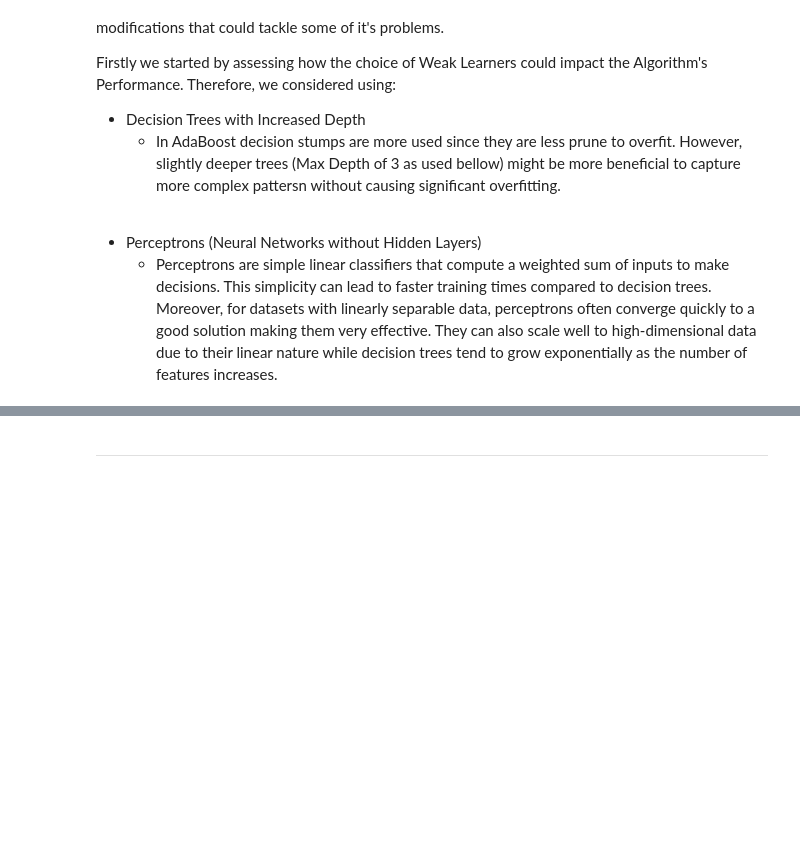
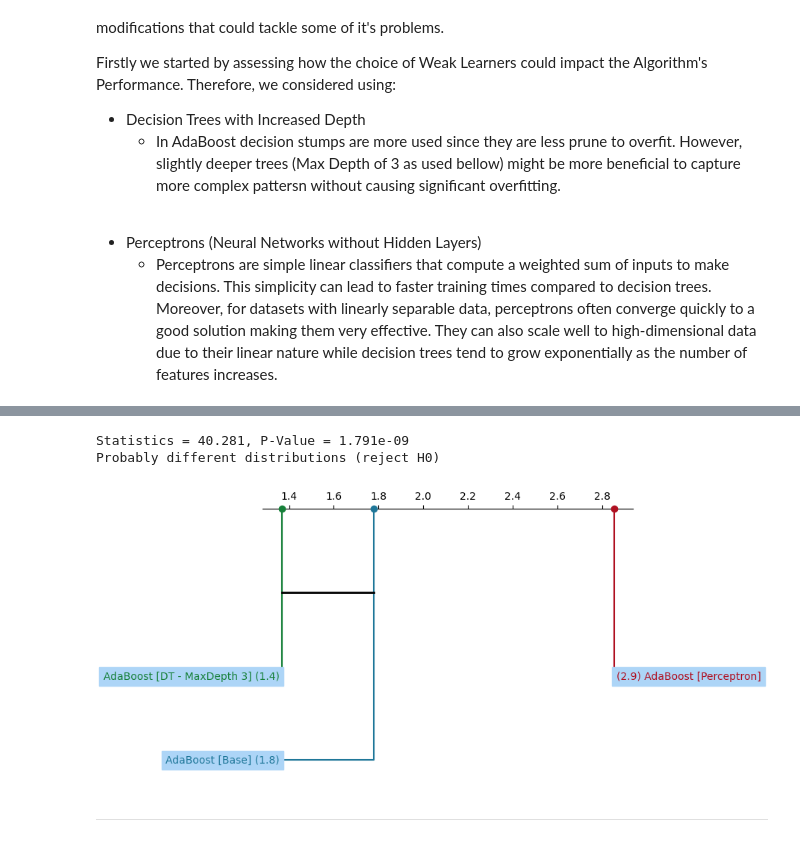
Before and after one commit to EstevesX10/ML1-AdaBoost-Analysis-Optimization, a Jupyter notebook: AdaBoost/AdaBoost.ipynb, the cells around one changed output, grey strips where cells are left out. Drawn from its saved outputs; the diff is of its cells as text; code cells hidden in the pictures; blank space fills up the shorter version.

Commit message:
inspected the results

```diff
--- a/AdaBoost/AdaBoost.ipynb
+++ b/AdaBoost/AdaBoost.ipynb
@@ -410,7 +406,6 @@ Firstly we started by assessing how the choice of Weak Learners could impact the
 # %%
 WEAK_LEARNERS_FILE = './Experimental Results/AdaBoost_Weak_Learner_Modifications_Results'
 try:
-    assert(1 == 0)
     Weak_Learner_Modifications_Results_df = pd.read_csv(WEAK_LEARNERS_FILE + '.csv')
     Weak_Learner_Modifications_Results = Load_json_file(WEAK_LEARNERS_FILE + '.json')
 except:
@@ -426,9 +459,8 @@ Weak_Learner_Modifications_Results_df
 base_accuracies = Weak_Learner_Modifications_Results_df['AdaBoost [Base]'].to_numpy()
 dt_accuracies = Weak_Learner_Modifications_Results_df['AdaBoost [DT - MaxDepth 3]'].to_numpy()
 perceptron_accuracies = Weak_Learner_Modifications_Results_df['AdaBoost [Perceptron]'].to_numpy()
-ridge_accuracies = Weak_Learner_Modifications_Results_df['AdaBoost [Ridge Classifier]'].to_numpy()
 
-ET, PValue = friedmanchisquare(base_accuracies, dt_accuracies, perceptron_accuracies, ridge_accuracies)
+ET, PValue = friedmanchisquare(base_accuracies, dt_accuracies, perceptron_accuracies)
 print('Statistics = %.3f, P-Value = %.3e' % (ET, PValue))
 
 # Interpretation based on p-value
@@ -436,11 +468,16 @@ if PValue > 0.05:
     print('Probably the same distribution (fail to reject H0)')
 else:
     print('Probably different distributions (reject H0)')
+# %% [output]
+Statistics = 40.281, P-Value = 1.791e-09
+Probably different distributions (reject H0)
 # %%
 # Plotting tbe Critical Difference Diagram
-weak_learner_modifications_matrix = Weak_Learner_Modifications_Results_df.drop(['Dataset'], axis=1)
+weak_learner_modifications_matrix = Weak_Learner_Modifications_Results_df.drop(list(Weak_Learner_Modifications_Results_df.columns[0:4]), axis=1)
 colors = {'AdaBoost [Base]':'#1F7799', 'AdaBoost [DT - MaxDepth 3]':'#168039', 'AdaBoost [Perceptron]':'#AF1021'}
 Plot_Critial_Difference_Diagram(weak_learner_modifications_matrix, colors)
+# %% [output]
+[figure, added]
 # %% [markdown]
 ---
 # %%
```
Also changed, not shown: parts of 5 cells of this notebook.
